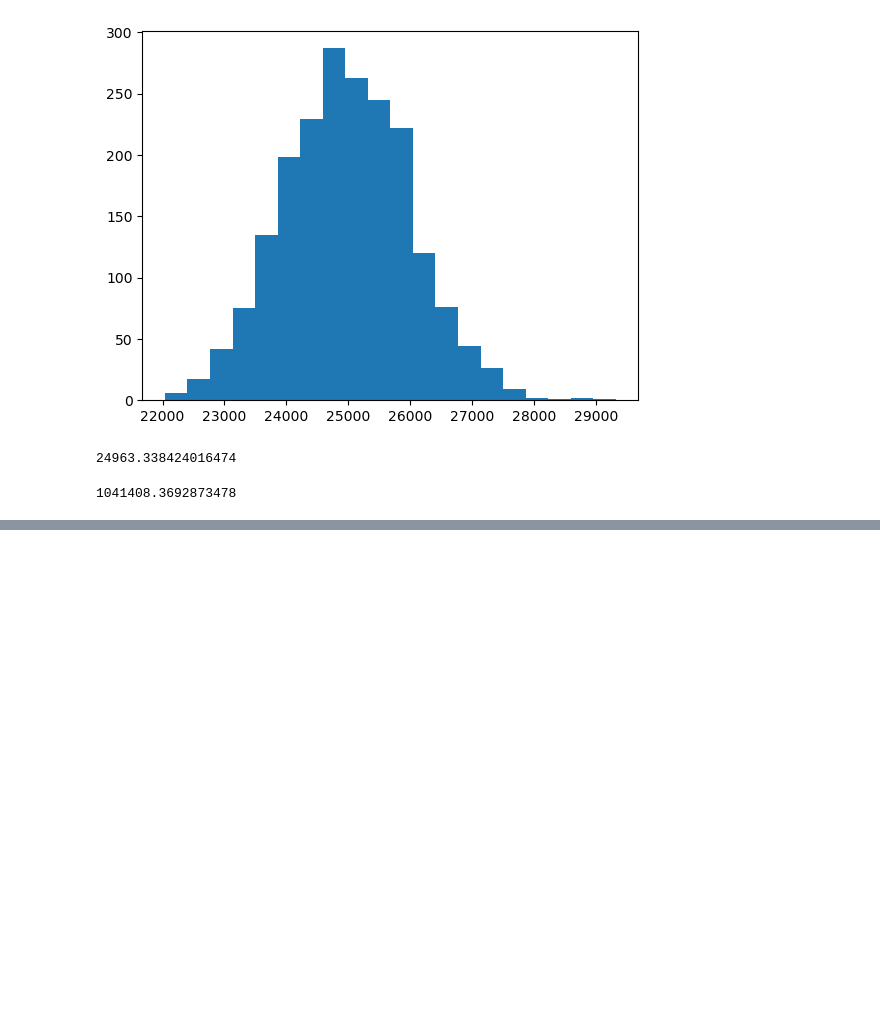
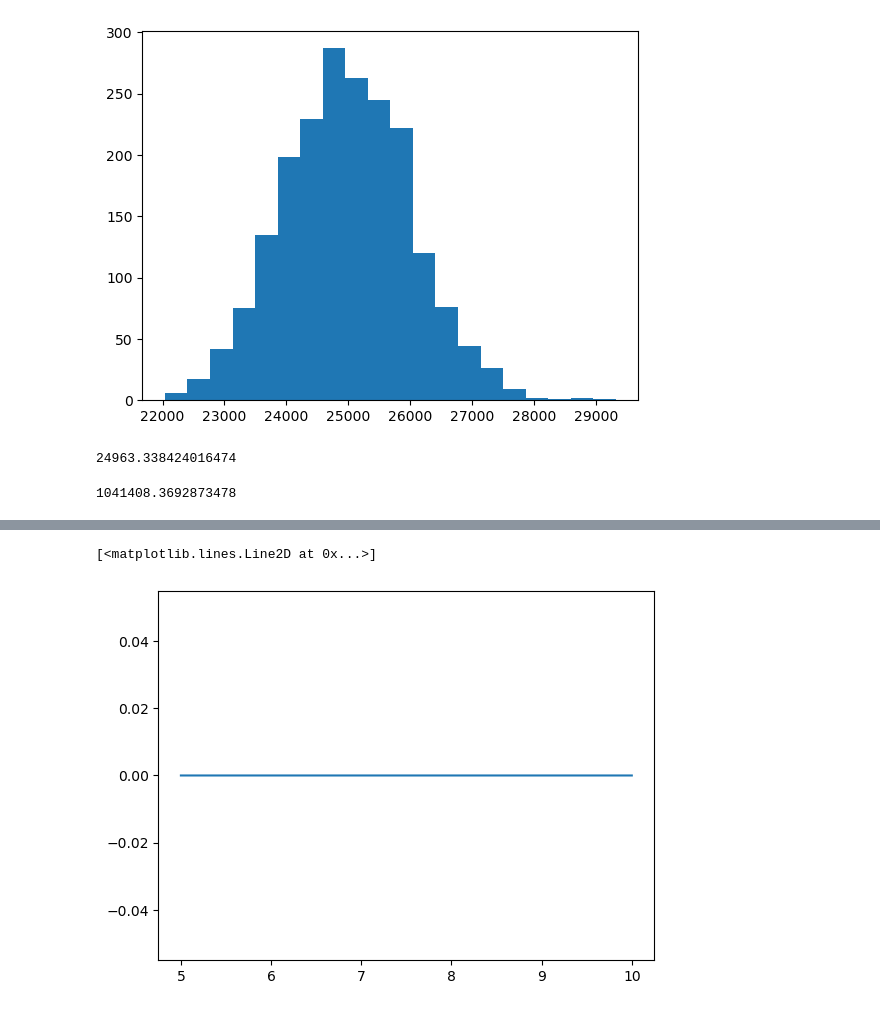
Before and after one commit to MaryamAgt80/Artificial_intelligence, a Jupyter notebook: prace.ipynb, the cells around one changed output, grey strips where cells are left out. Cells and saved outputs as stored; diff of their text form; code cells hidden in the pictures; blank space fills up the shorter version.

```diff
--- a/prace.ipynb
+++ b/prace.ipynb
@@ -46,0 +55,10 @@ ModeResult(mode=array([39]), count=array([12]))
+# %%
+#18 pmf binom
+import numpy as np
+import matplotlib.pyplot as plt
+from scipy.stats import binom
+numbers=np.arange(5,10,0.001)
+plt.plot(numbers,binom.pmf(numbers,4,0.5))
+# %% [output]
+[<matplotlib.lines.Line2D at 0x...>]
+[figure, added]
```
Also changed, not shown: parts of 12 cells of this notebook, 4 other files.
